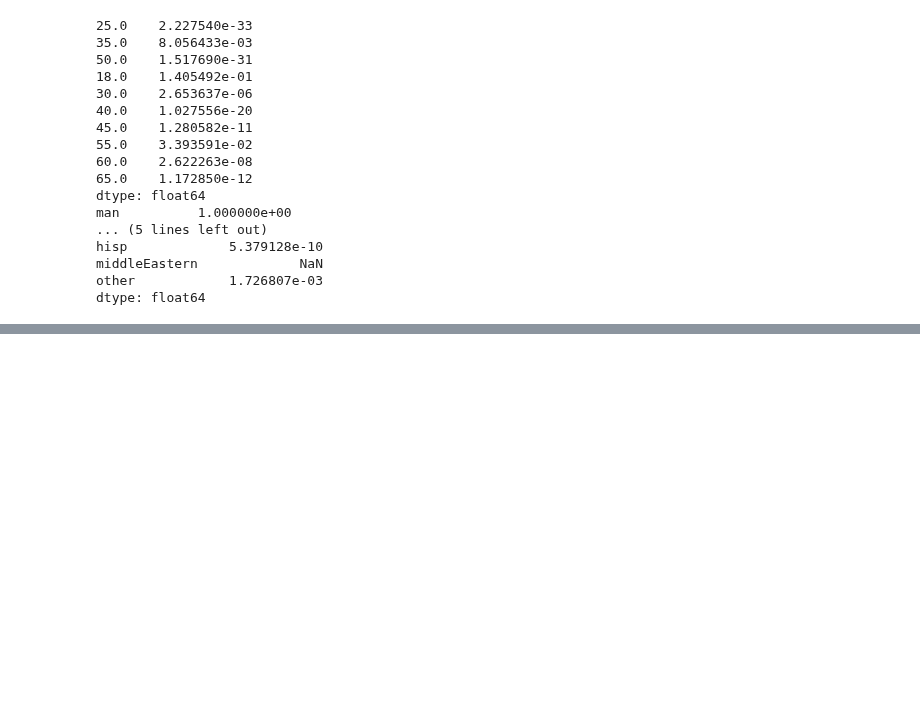
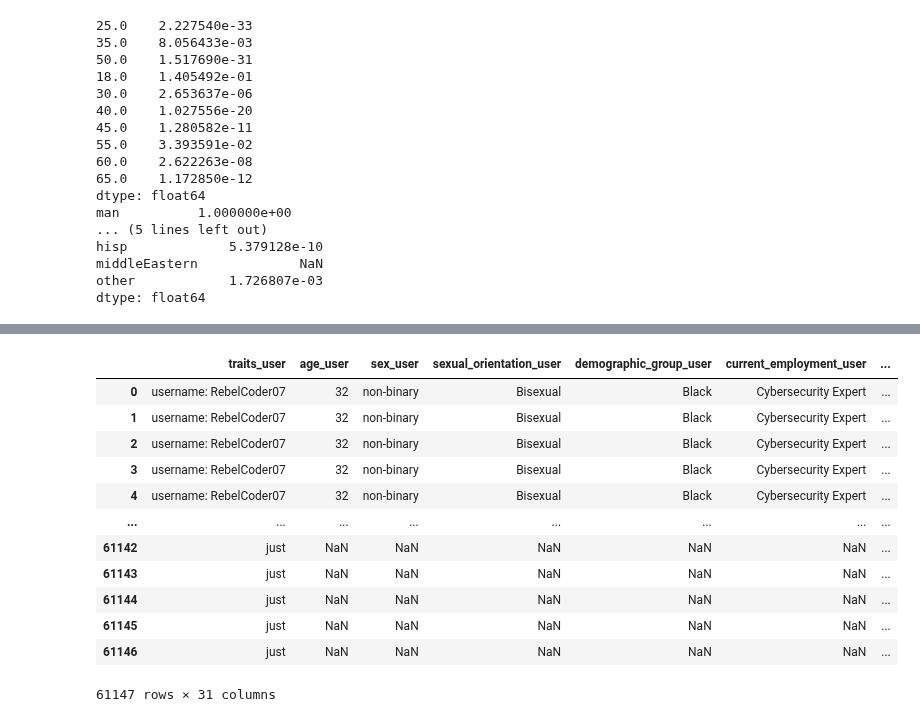
Before and after one commit to dimits-ts/aposteriori-unimodality, a Jupyter notebook: annotator_analysis.ipynb, the cells around one changed output, grey strips where cells are left out. Cells and saved outputs as stored; diff of their text form; code cells hidden in the pictures; blank space fills up the shorter version.

```diff
--- a/annotator_analysis.ipynb
+++ b/annotator_analysis.ipynb
@@ -164,0 +298,23 @@ dtype: float64
+# %%
+def extract_key_value_pairs(text: str) -> dict:
+    pattern = re.compile(r'(?P<key>\w+): (?P<value>[^,\n]+)')
+    matches = pattern.findall(text)
+
+    result = {}
+    for key, value in matches:
+        key = key.strip()
+        value = value.strip()
+
+        # Convert list-like strings to actual lists
+        if value.startswith("[") and value.endswith("]"):
+            try:
+                value = ast.literal_eval(value)
+            except Exception:
+                pass  # Keep as string if parsing fails
+
+        result[key] = value
+
+
+    return result
+
+extract_key_value_pairs(full_df.user_prompt.iloc[0])
@@ -164,0 +331,25 @@ dtype: float64
+# %%
+def expand_dataframe(df: pd.DataFrame, column: str) -> pd.DataFrame:
+    extracted_data = df[column].apply(extract_key_value_pairs)
+    extracted_df = pd.json_normalize(extracted_data)
+    return extracted_df
+
+
+user_df = expand_dataframe(full_df, "user_prompt")
+annot_df = expand_dataframe(full_df, "annotator_prompt")
+extracted_df = user_df.join(annot_df, how="inner", lsuffix="_user", rsuffix="_annot")
+extracted_df
+# %% [output]
+|  | traits_user | age_user | sex_user | sexual_orientation_user | demographic_group_user | current_employment_user | ... |
+| 0 | username: RebelCoder07 | 32 | non-binary | Bisexual | Black | Cybersecurity Expert | ... |
+| 1 | username: RebelCoder07 | 32 | non-binary | Bisexual | Black | Cybersecurity Expert | ... |
+| 2 | username: RebelCoder07 | 32 | non-binary | Bisexual | Black | Cybersecurity Expert | ... |
+| 3 | username: RebelCoder07 | 32 | non-binary | Bisexual | Black | Cybersecurity Expert | ... |
+| 4 | username: RebelCoder07 | 32 | non-binary | Bisexual | Black | Cybersecurity Expert | ... |
+| ... | ... | ... | ... | ... | ... | ... | ... |
+| 61142 | just | NaN | NaN | NaN | NaN | NaN | ... |
+| 61143 | just | NaN | NaN | NaN | NaN | NaN | ... |
+| 61144 | just | NaN | NaN | NaN | NaN | NaN | ... |
+| 61145 | just | NaN | NaN | NaN | NaN | NaN | ... |
+| 61146 | just | NaN | NaN | NaN | NaN | NaN | ... |
+61147 rows × 31 columns
```
Also changed, not shown: parts of 22 cells of this notebook, 1 other file.
